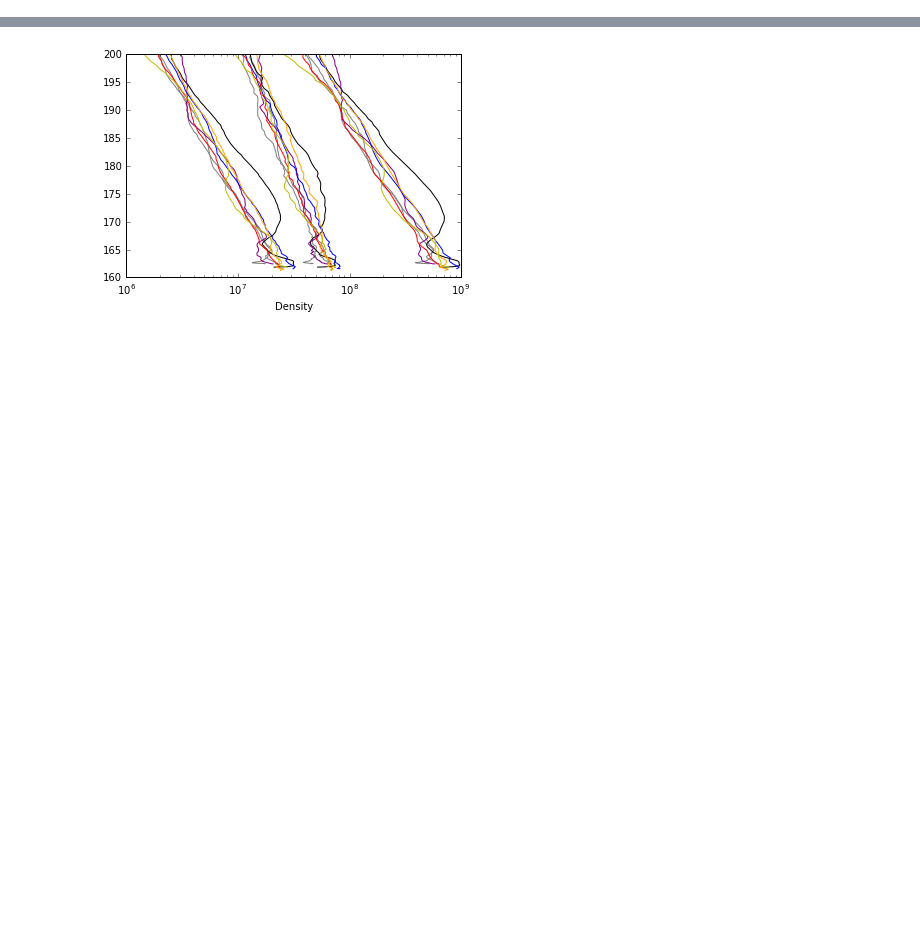
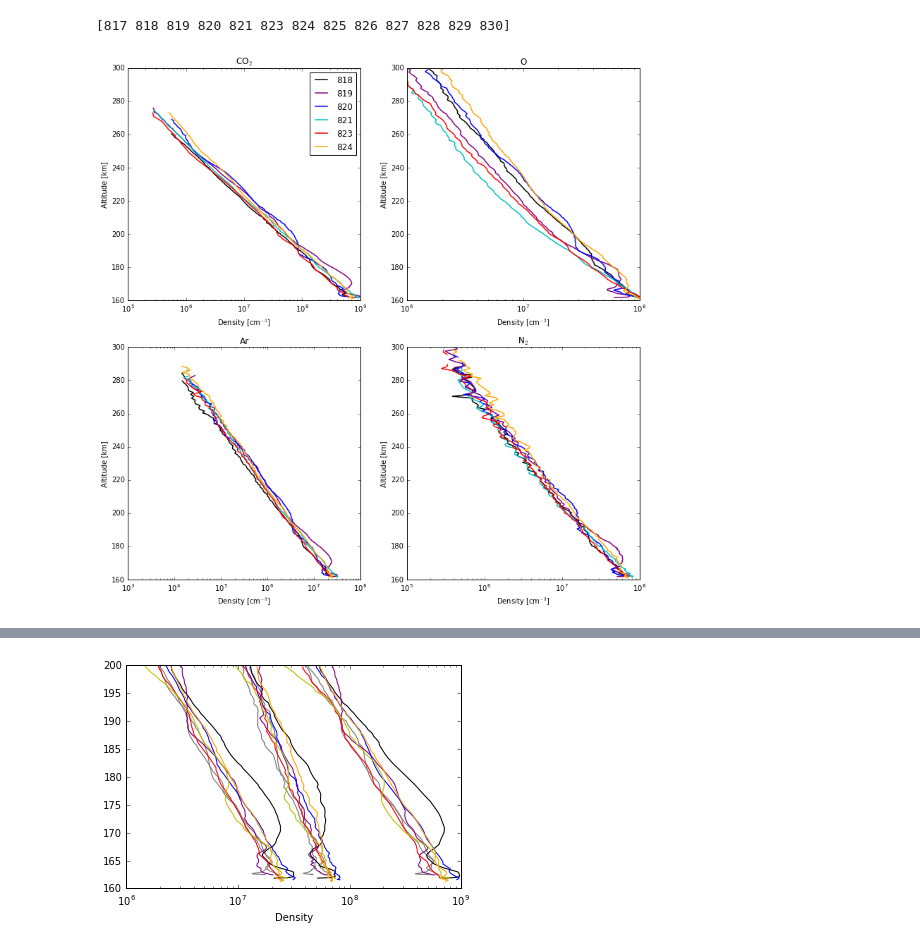
Before and after one commit to marek-slipski/NGIMS-hp, a Jupyter notebook: notebooks/cfcme.ipynb, the cells around one changed output, grey strips where cells are left out. Saved outputs shown, nothing was run; the diff lists cells and outputs as text; code cells hidden in the pictures; blank space fills up the shorter version.

Commit message:
Mar 2015 cme plots

```diff
--- a/notebooks/cfcme.ipynb
+++ b/notebooks/cfcme.ipynb
@@ -47,0 +17,6 @@ plt.show()
+# %%
+print df.orbit.unique()
+
+orb_colors = {'824':'orange','823':'r','822':'maroon','821':'c','820':'b','819':'purple','818':'k'}
+# %% [output]
+[817 818 819 820 821 823 824 825 826 827 828 829 830]
@@ -47,0 +111,53 @@ plt.show()
+# %%
+cf_df = df[(df['orbit']>=818)&(df['orbit']<=824)]
+# %%
+den_fig, den_ax = plt.subplots(2,2,figsize=(13,13))
+
+for i,[orb,orbdata] in enumerate(cf_df.groupby('orbit')):
+    if str(orb) in orb_colors.keys():
+        cs = orb_colors[str(orb)]
+        lw = 1.5
+    else:
+        cs = 'gray'
+        lw=1
+
+    co2 = den_ax[0,0].plot(orbdata['abundance_CO2'],orbdata['alt'],c=cs,lw=lw,label=str(orb))
+    o = den_ax[0,1].plot(orbdata['abundance_O'],orbdata['alt'],c=cs,lw=lw,label=str(orb))
+    ar = den_ax[1,0].plot(orbdata['abundance_Ar'],orbdata['alt'],c=cs,lw=lw,label=str(orb))
+    n2 = den_ax[1,1].plot(orbdata['abundance_N2'],orbdata['alt'],c=cs,lw=lw,label=str(orb))
+
+
+# SHARED
+for ax in den_ax.flatten():
+    # X-AXIS
+    ax.set_xscale('log')
+    ax.set_xlabel(r'Density [cm$^{-3}$]')
+
+    # Y-AXIS
+    ax.set_ylabel('Altitude [km]')
+    ax.set_ylim(160,300)
+
+# CO2
+den_ax[0,0].set_title(r'CO$_2$')
+den_ax[0,0].set_xlim(1.e+5,1.e+9)
+den_ax[0,0].legend(loc=0)
+
+# O
+den_ax[0,1].set_title(r'O')
+den_ax[0,1].set_xlim(1.e+6,1.e+8)
+
+# Ar
+den_ax[1,0].set_title(r'Ar')
+den_ax[1,0].set_xlim(1.e+3,1.e+8)
+
+# N2
+den_ax[1,1].set_title(r'N$_2$')
+den_ax[1,1].set_xlim(1.e+5,1.e+8)
+
+den_fig.subplots_adjust(hspace=0.2)
+
+#plt.savefig('../cme_densities.png',dpi=500)
+
+plt.show()
+# %% [output]
+[figure, added]
```
Also changed, not shown: parts of 15 cells of this notebook, 4 other files.
